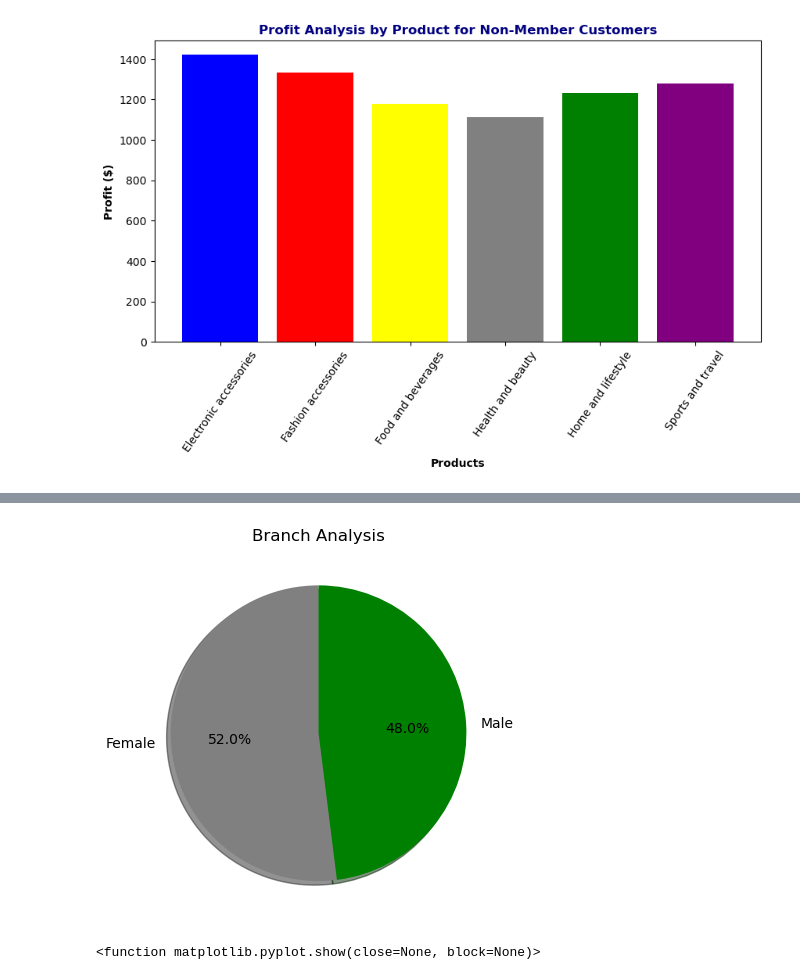
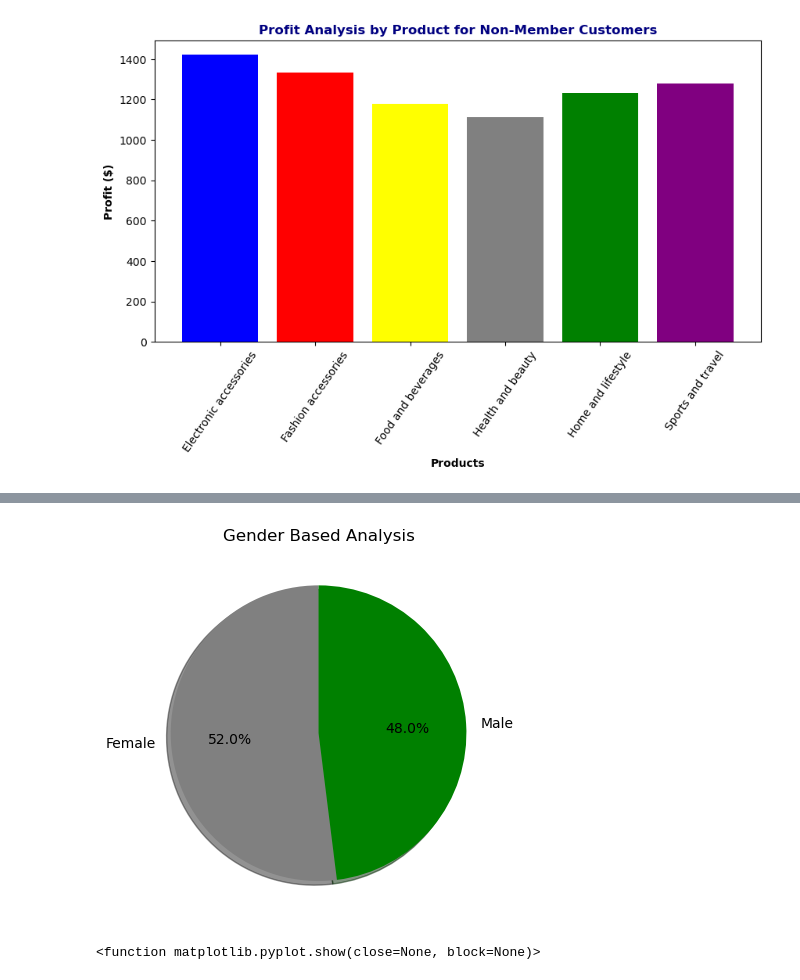
Before and after one commit to whalesb/Supermarket-Sales-Analytics, a Jupyter notebook: sales_analysis.ipynb, the cells around one changed output, grey strips where cells are left out. Drawn from its saved outputs; the diff is of its cells as text; code cells hidden in the pictures.

```diff
--- a/sales_analysis.ipynb
+++ b/sales_analysis.ipynb
@@ -199,10 +228,10 @@ gender=gender_grouping.index
 Gross_inc=gender_grouping['gross income']
 # %%
 plt.pie(Gross_inc, labels=gender, colors=['grey','green'],autopct='%1.1f%%',shadow=True,startangle=90)
-plt.title('Branch Analysis')
+plt.title('Gender Based Analysis')
 plt.show()
 # %% [output]
-[figure, old version]
+[figure, new version]
 # %%
 plt.figure(figsize=(3,5))
 plt.xticks(rotation=55)
```
Also changed, not shown: parts of 4 cells of this notebook, 4 other files.
